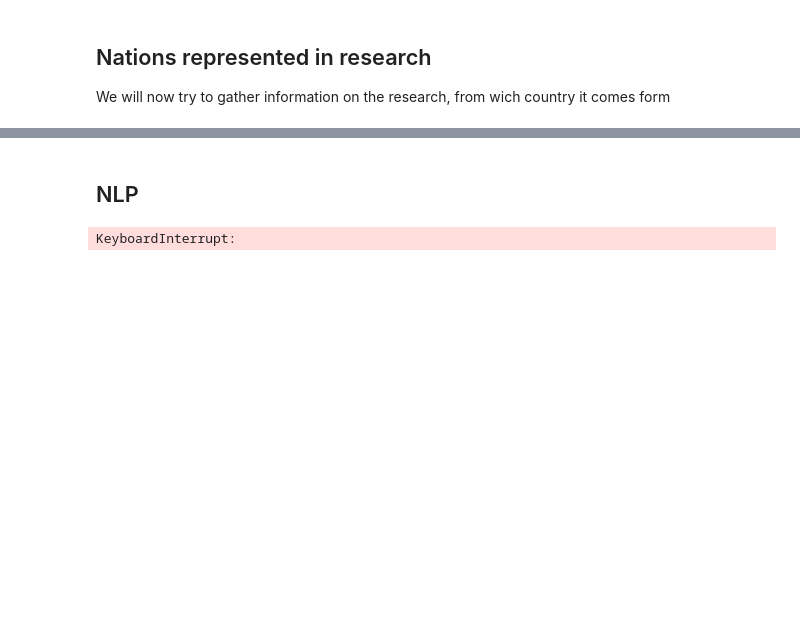
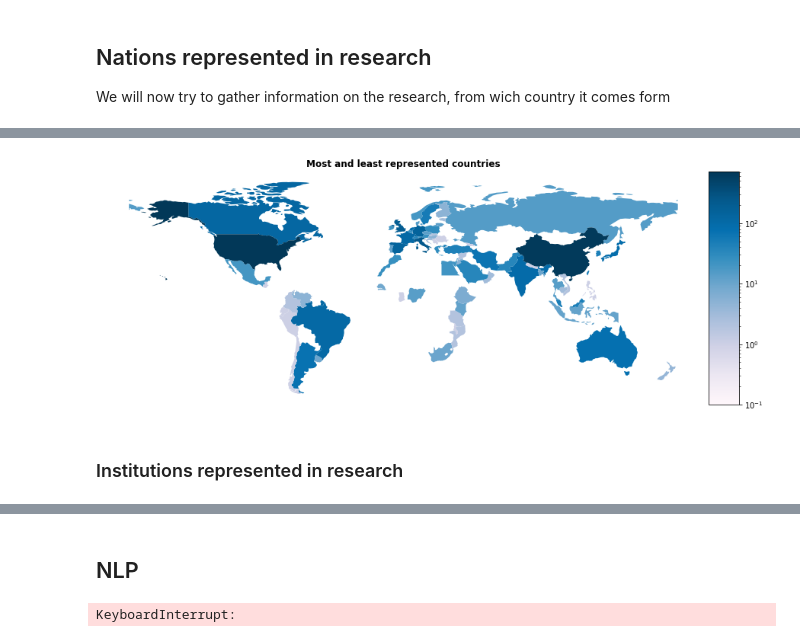
Before and after one commit to GhidoniR/Meta_Analysis_of_COVID_papers, a Jupyter notebook: COVID_project_notebook_Fede.ipynb, the cells around one changed output, grey strips where cells are left out. Cells and saved outputs as stored; diff of their text form; code cells hidden in the pictures; blank space fills up the shorter version.

```diff
--- a/COVID_project_notebook_Fede.ipynb
+++ b/COVID_project_notebook_Fede.ipynb
@@ -280,0 +397,6 @@ b.take(30)[-3]['metadata']
+# %%
+country_map(df_new)
+# %% [output]
+[figure, added]
+# %% [markdown]
+### Institutions represented in research
```
Also changed, not shown: parts of 23 cells of this notebook.
